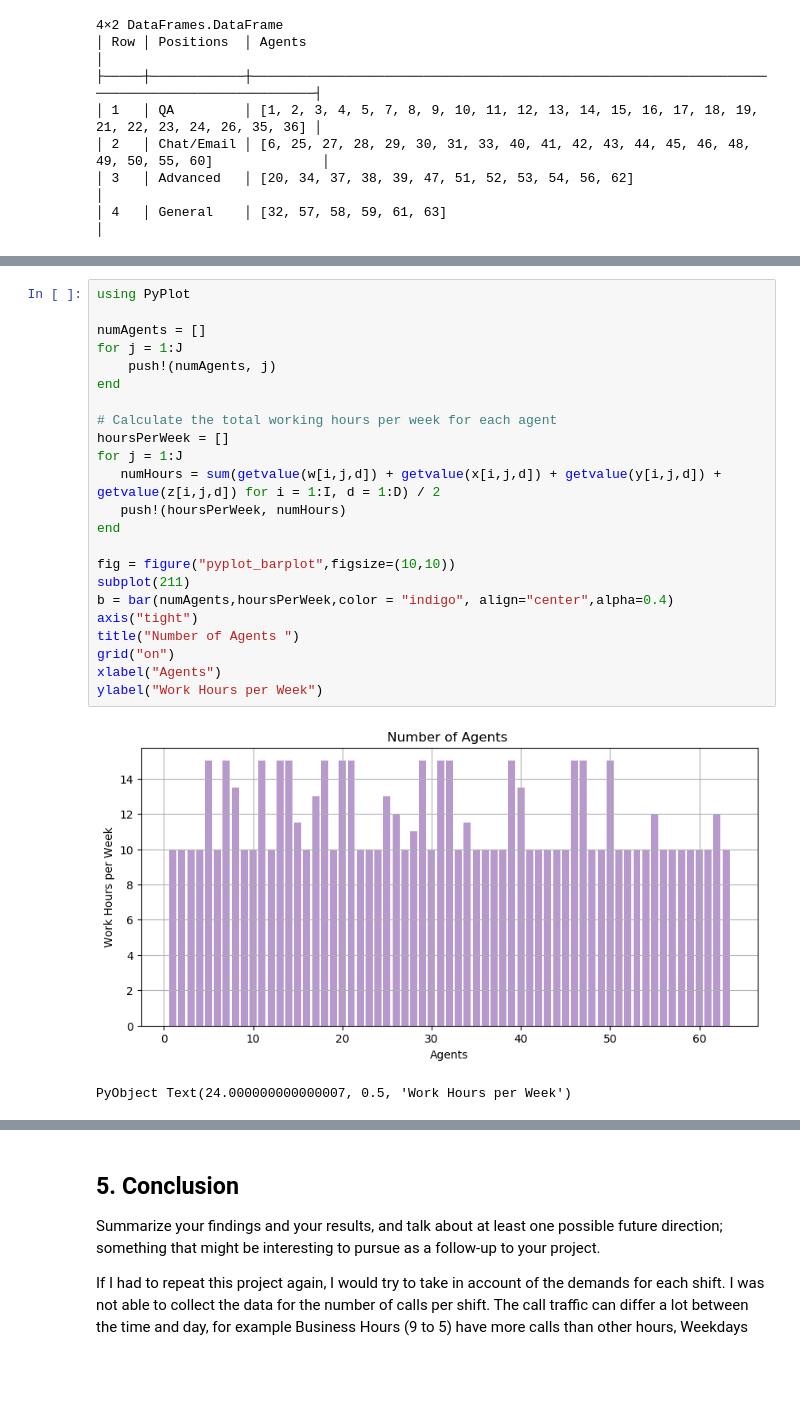
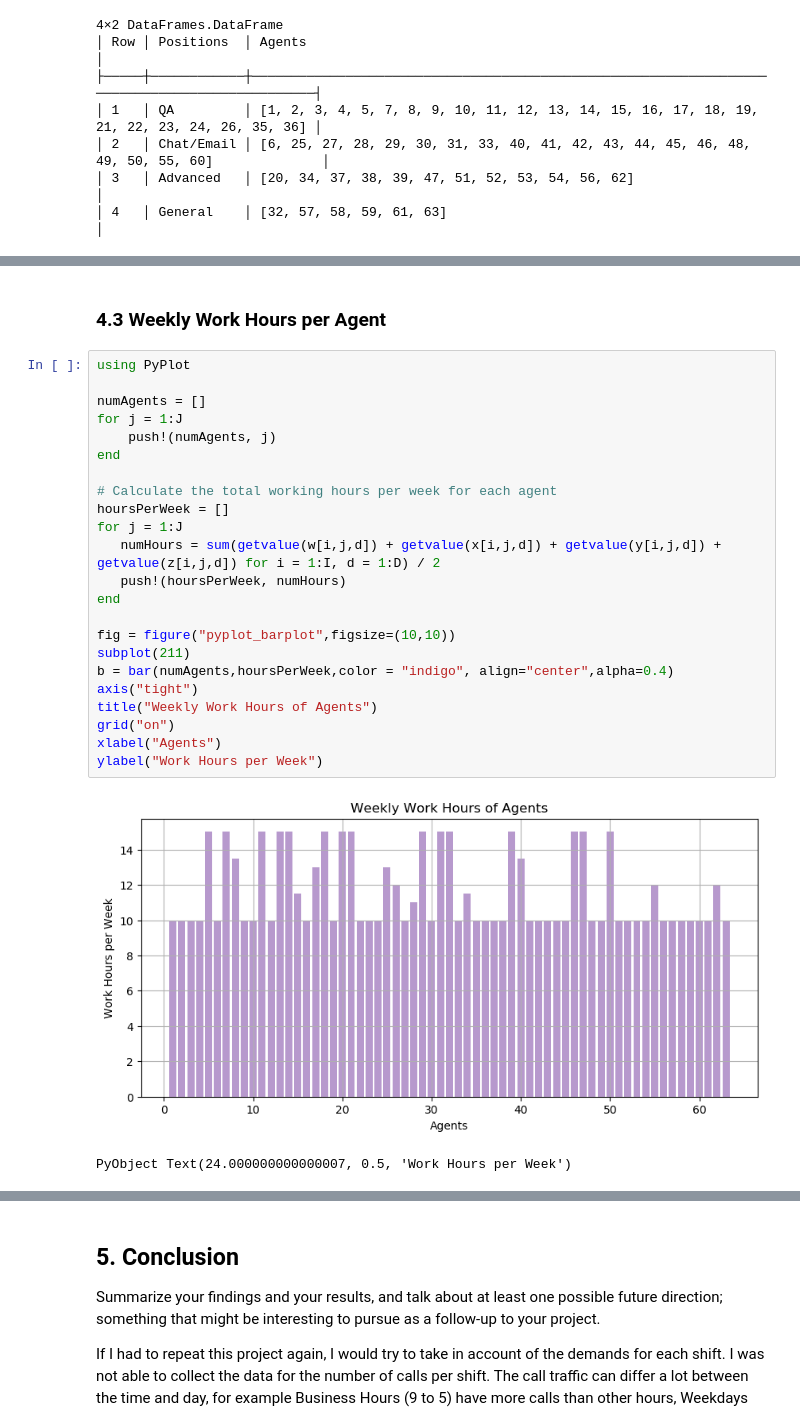
Before and after one commit to mmcook/CS-524-Optimization-Project, a Jupyter notebook: Call Center Schedule Optimization.ipynb, the cells around one changed output, grey strips where cells are left out. Saved outputs shown, nothing was run; the diff lists cells and outputs as text; blank space fills up the shorter version.

```diff
--- a/Call Center Schedule Optimization.ipynb
+++ b/Call Center Schedule Optimization.ipynb
@@ -437,26 +451,28 @@ Sunday
+# %% [markdown]
+### 4.3 Weekly Work Hours per Agent ###
 # %%
 using PyPlot
 
 numAgents = []
 for j = 1:J
     push!(numAgents, j)
 end
 
 # Calculate the total working hours per week for each agent
 hoursPerWeek = []
 for j = 1:J
    numHours = sum(getvalue(w[i,j,d]) + getvalue(x[i,j,d]) + getvalue(y[i,j,d]) + getvalue(z[i,j,d]) for i = 1:I, d = 1:D) / 2
    push!(hoursPerWeek, numHours)
 end
 
 fig = figure("pyplot_barplot",figsize=(10,10))
 subplot(211)
 b = bar(numAgents,hoursPerWeek,color = "indigo", align="center",alpha=0.4)
 axis("tight")
-title("Number of Agents ")
+title("Weekly Work Hours of Agents")
 grid("on")
 xlabel("Agents")
 ylabel("Work Hours per Week")
 # %% [output]
-[figure, old version]
+[figure, new version]
 PyObject Text(24.000000000000007, 0.5, 'Work Hours per Week')
```
Also changed, not shown: parts of 17 cells of this notebook.
